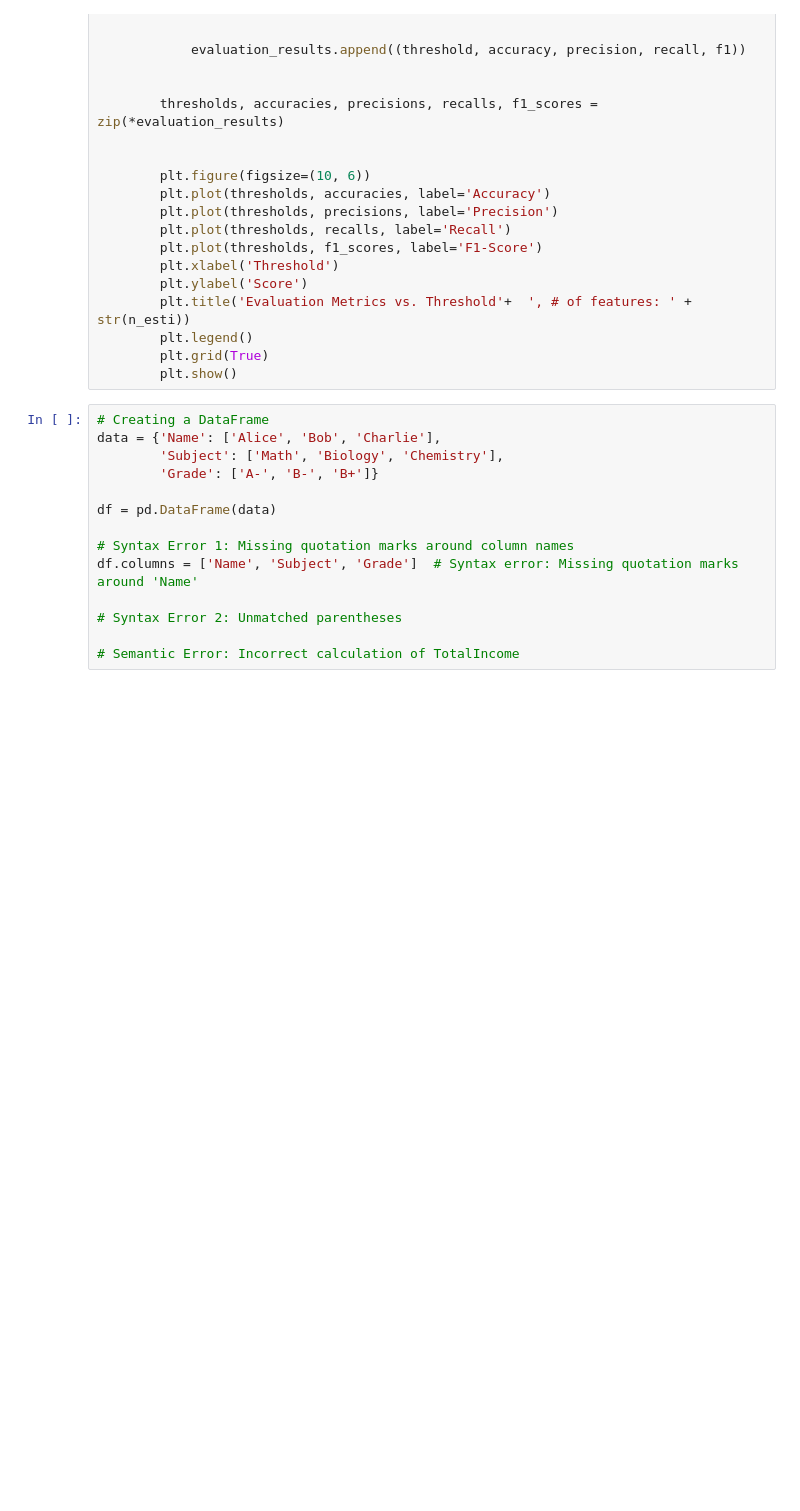
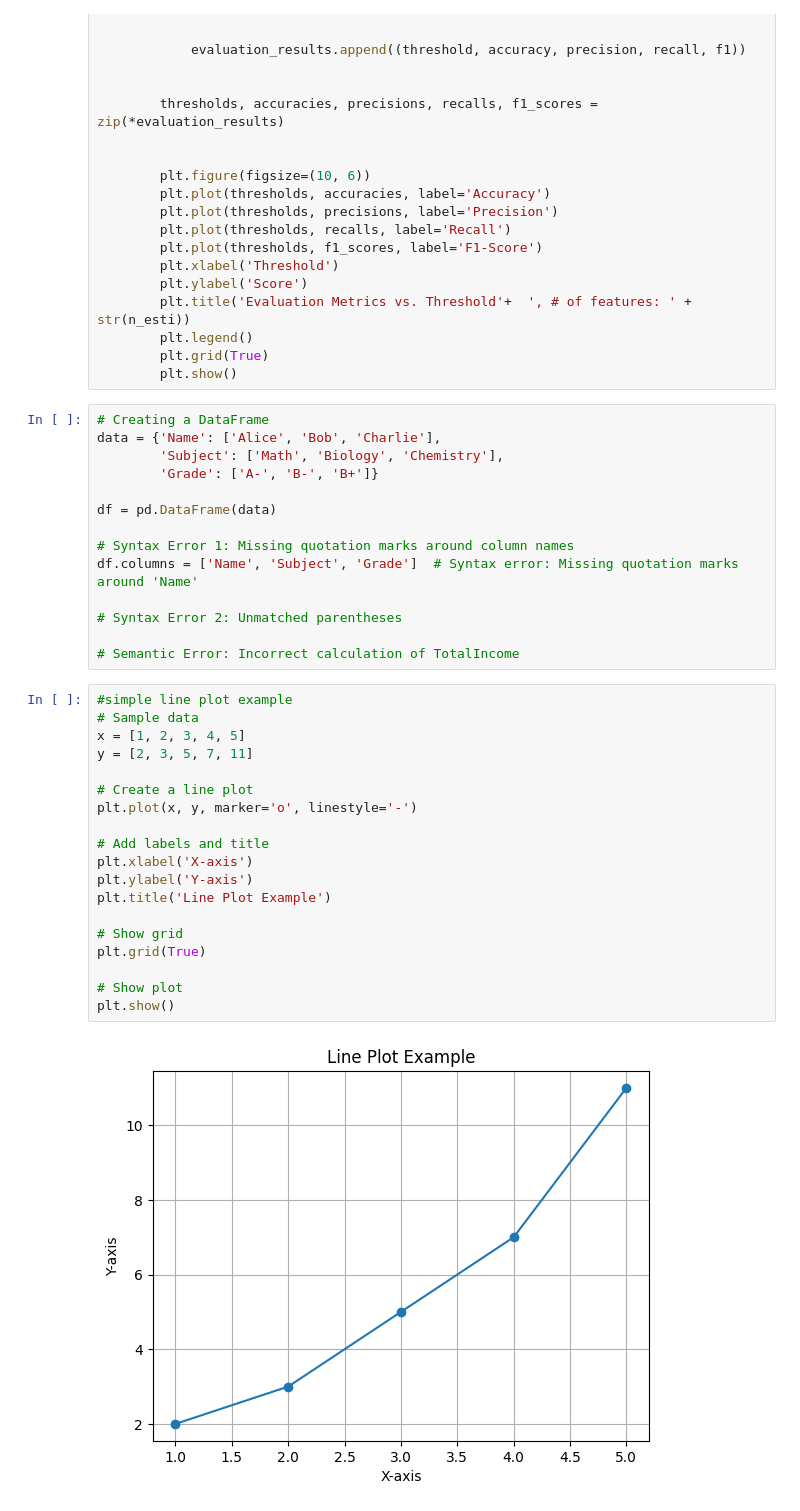
Before and after one commit to m-zayed5722/Miscellaneous-Projects, a Jupyter notebook: Data_Visualization.ipynb, the cells around one changed output. Cells and saved outputs as stored; diff of their text form; blank space fills up the shorter version.

```diff
--- a/Data_Visualization.ipynb
+++ b/Data_Visualization.ipynb
@@ -287,3 +287,24 @@ df.columns = ['Name', 'Subject', 'Grade']  # Syntax error: Missing quotation mar
 # Syntax Error 2: Unmatched parentheses
 
 # Semantic Error: Incorrect calculation of TotalIncome
+# %%
+#simple line plot example
+# Sample data
+x = [1, 2, 3, 4, 5]
+y = [2, 3, 5, 7, 11]
+
+# Create a line plot
+plt.plot(x, y, marker='o', linestyle='-')
+
+# Add labels and title
+plt.xlabel('X-axis')
+plt.ylabel('Y-axis')
+plt.title('Line Plot Example')
+
+# Show grid
+plt.grid(True)
+
+# Show plot
+plt.show()
+# %% [output]
+[figure, added]
```
